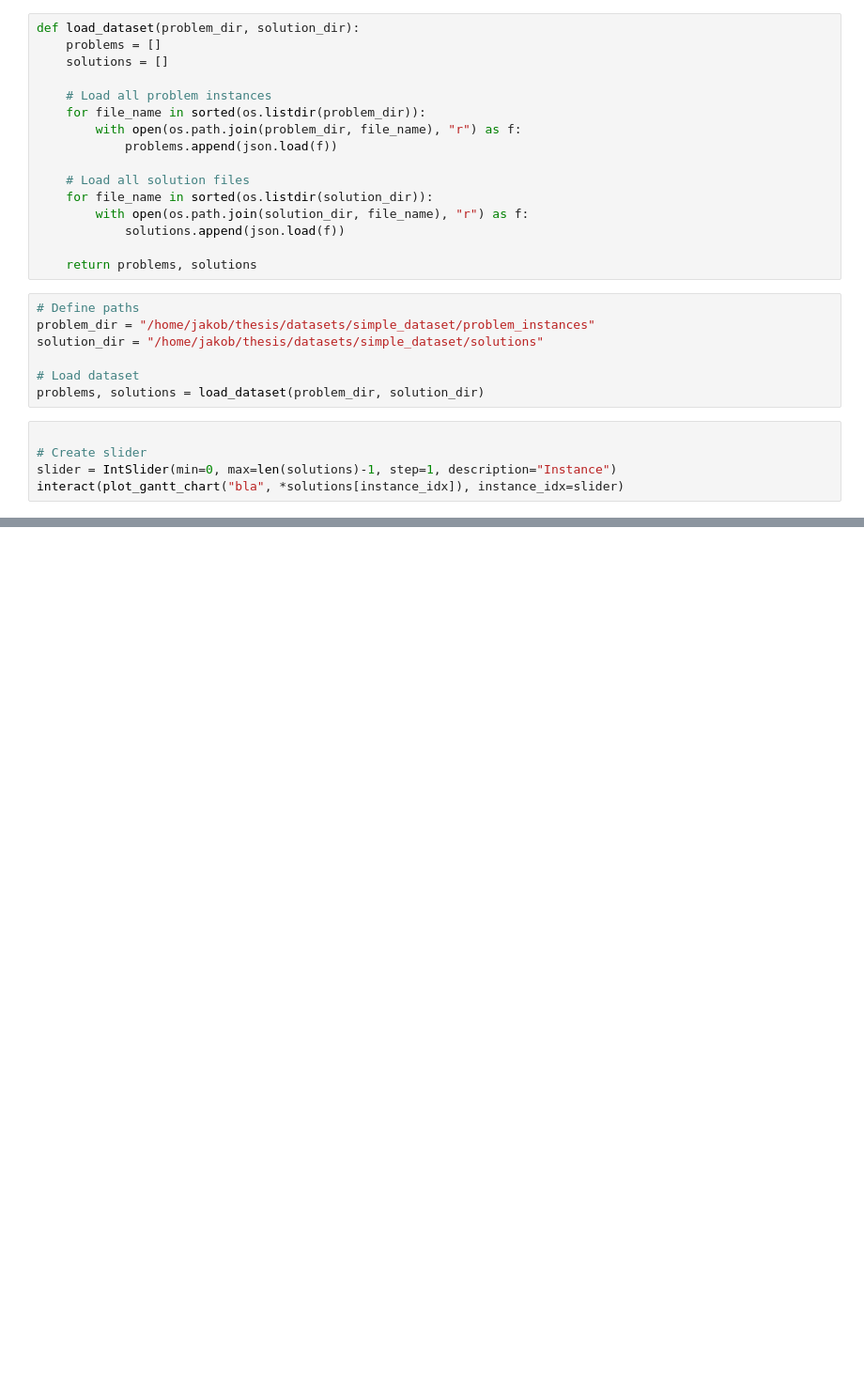
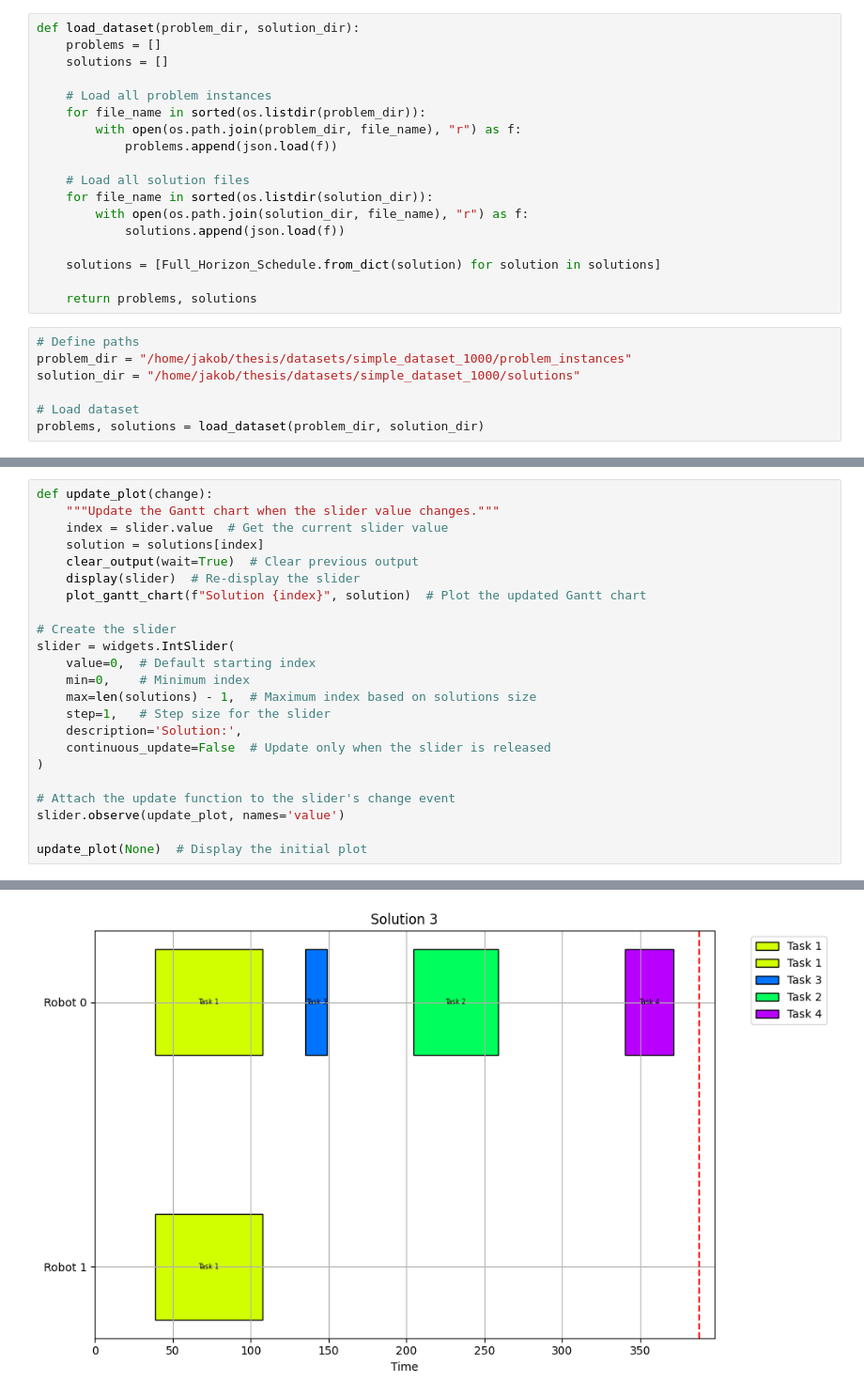
Before and after one commit to jakbichler/Sadcher, a Jupyter notebook: method_explorations/LVWS/lvws_tests.ipynb, the cells around one changed output, grey strips where cells are left out. Shown at 94% size. Cells and saved outputs as stored; diff of their text form; blank space fills up the shorter version.

```diff
--- a/method_explorations/LVWS/lvws_tests.ipynb
+++ b/method_explorations/LVWS/lvws_tests.ipynb
@@ -22,16 +26,13 @@ def load_dataset(problem_dir, solution_dir):
         with open(os.path.join(solution_dir, file_name), "r") as f:
             solutions.append(json.load(f))
 
+    solutions = [Full_Horizon_Schedule.from_dict(solution) for solution in solutions]
+
     return problems, solutions
 # %%
 # Define paths
-problem_dir = "/home/jakob/thesis/datasets/simple_dataset/problem_instances"
-solution_dir = "/home/jakob/thesis/datasets/simple_dataset/solutions"
+problem_dir = "/home/jakob/thesis/datasets/simple_dataset_1000/problem_instances"
+solution_dir = "/home/jakob/thesis/datasets/simple_dataset_1000/solutions"
 
 # Load dataset
 problems, solutions = load_dataset(problem_dir, solution_dir)
-# %%
-
-# Create slider
-slider = IntSlider(min=0, max=len(solutions)-1, step=1, description="Instance")
-interact(plot_gantt_chart("bla", *solutions[instance_idx]), instance_idx=slider)
@@ -39,0 +39,24 @@ ValueError: cannot find widget or abbreviation for argument: 'title'
+# %%
+def update_plot(change):
+    """Update the Gantt chart when the slider value changes."""
+    index = slider.value  # Get the current slider value
+    solution = solutions[index]
+    clear_output(wait=True)  # Clear previous output
+    display(slider)  # Re-display the slider
+    plot_gantt_chart(f"Solution {index}", solution)  # Plot the updated Gantt chart
+
+# Create the slider
+slider = widgets.IntSlider(
+    value=0,  # Default starting index
+    min=0,    # Minimum index
+    max=len(solutions) - 1,  # Maximum index based on solutions size
+    step=1,   # Step size for the slider
+    description='Solution:',
+    continuous_update=False  # Update only when the slider is released
+)
+
+# Attach the update function to the slider's change event
+slider.observe(update_plot, names='value')
+
+update_plot(None)  # Display the initial plot
+# %% [output]
@@ -39,0 +64 @@ ValueError: cannot find widget or abbreviation for argument: 'title'
+[figure, added]
```
Also changed, not shown: parts of 13 cells of this notebook.
